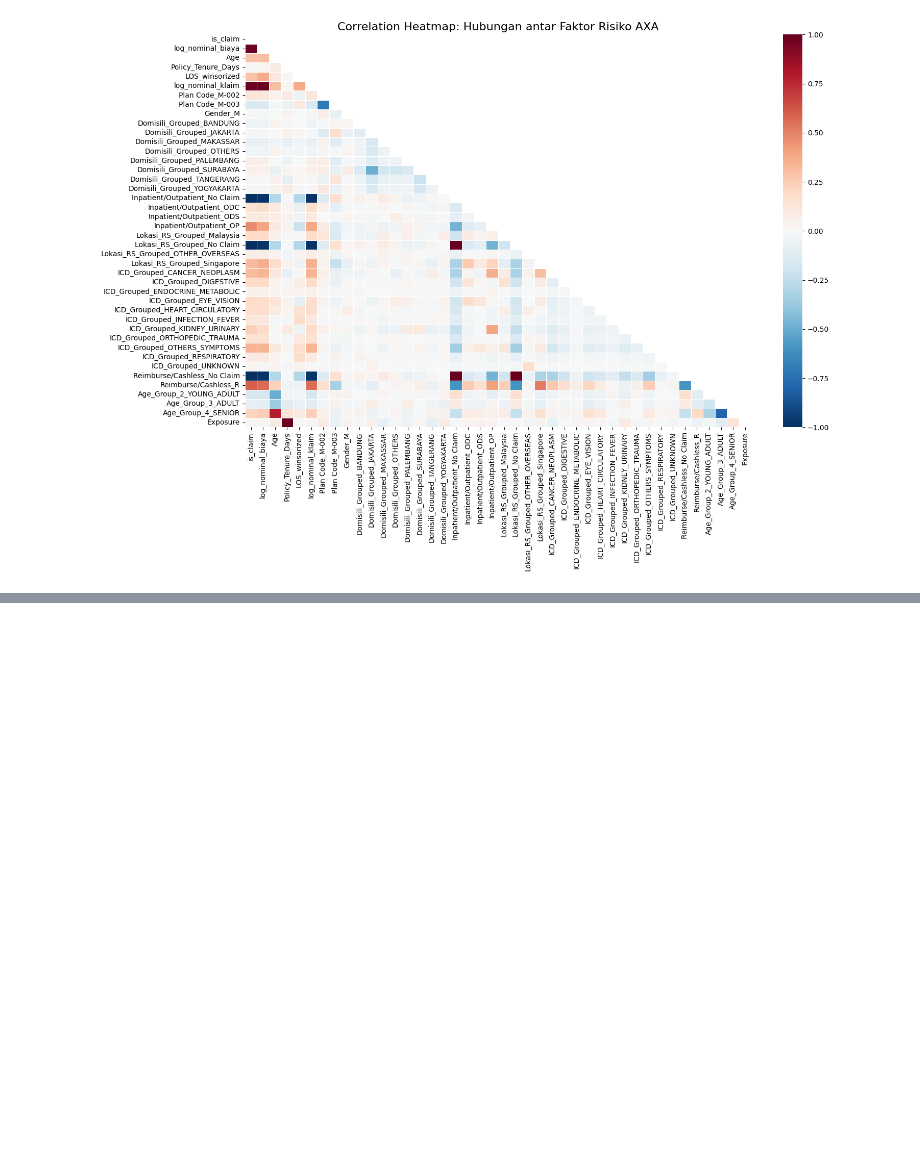
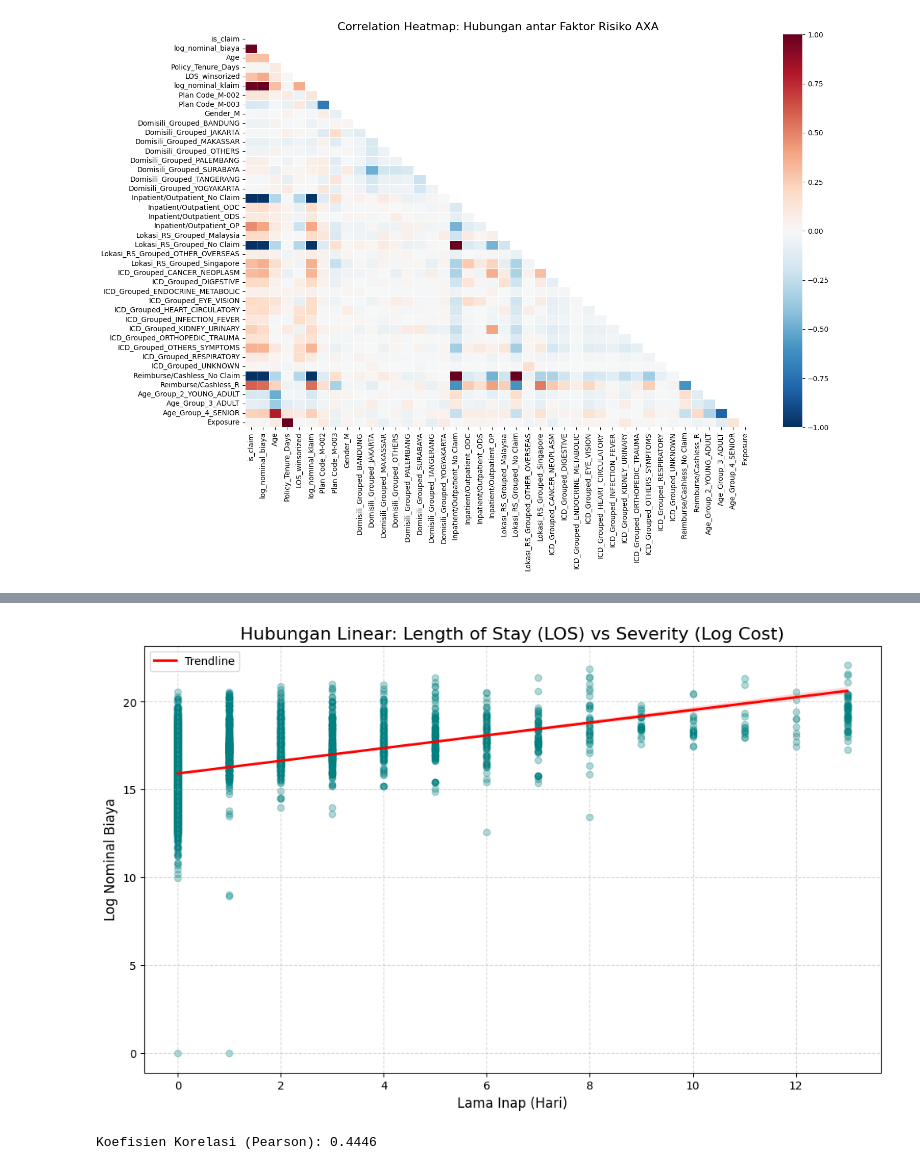
Before and after one commit to ababilkhoerulimam/insurance-claim-forecasting-mcfitb26, a Jupyter notebook: MCFITB26.ipynb, the cells around one changed output, grey strips where cells are left out. Saved outputs shown, nothing was run; the diff lists cells and outputs as text; code cells hidden in the pictures; blank space fills up the shorter version.

```diff
--- a/MCFITB26.ipynb
+++ b/MCFITB26.ipynb
@@ -896,0 +951,25 @@ plt.show()
+# %%
+# Filter data: Ambil hanya yang melakukan klaim (is_claim == 1)
+df_claims_only = df_model[df_model['is_claim'] == 1].copy()
+
+plt.figure(figsize=(12, 7))
+
+# Plotting: LOS vs Log Severity
+sns.regplot(data=df_claims_only, x='LOS_winsorized', y='log_nominal_biaya',
+            scatter_kws={'alpha':0.3, 'color':'teal'},
+            line_kws={'color':'red', 'label':'Trendline'})
+
+plt.title('Hubungan Linear: Length of Stay (LOS) vs Severity (Log Cost)', fontsize=16)
+plt.xlabel('Lama Inap (Hari)', fontsize=12)
+plt.ylabel('Log Nominal Biaya', fontsize=12)
+plt.grid(True, linestyle='--', alpha=0.5)
+plt.legend()
+
+plt.show()
+
+# 2. Hitung Korelasi Pearson untuk Bukti Angka
+correlation = df_claims_only['LOS_winsorized'].corr(df_claims_only['log_nominal_biaya'])
+print(f"Koefisien Korelasi (Pearson): {correlation:.4f}")
+# %% [output]
+[figure, added]
+Koefisien Korelasi (Pearson): 0.4446
```
Also changed, not shown: parts of 7 cells of this notebook, 1 other file.
